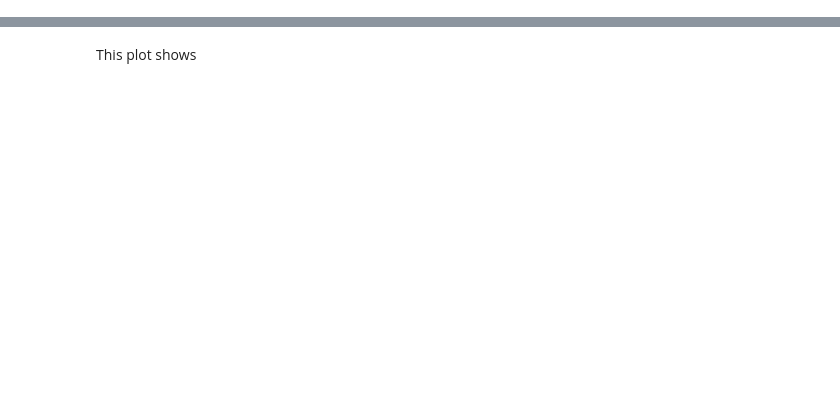
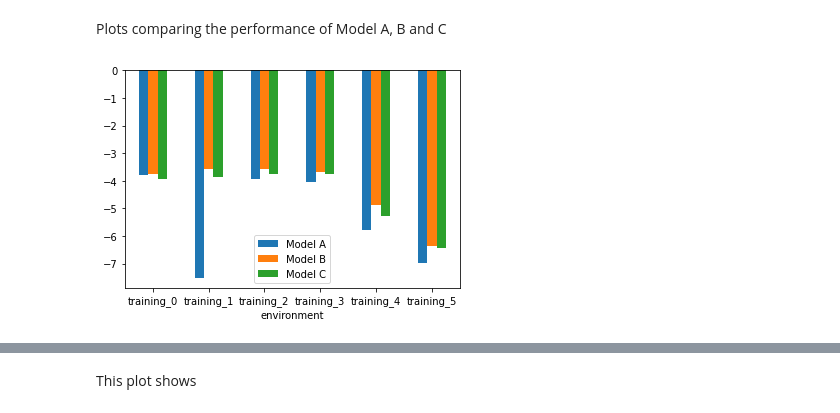
Before and after one commit to DankiLiu/DL4Robotics, a Jupyter notebook: Danki_Tobias/evaluation/plot_statistics.ipynb, the cells around one changed output, grey strips where cells are left out. Cells and saved outputs as stored; diff of their text form; code cells hidden in the pictures; blank space fills up the shorter version.

```diff
--- a/Danki_Tobias/evaluation/plot_statistics.ipynb
+++ b/Danki_Tobias/evaluation/plot_statistics.ipynb
@@ -36,0 +57,15 @@ all_rewards = read_all_rewards()
+# %% [markdown]
+Plots comparing the performance of Model A, B and C
+# %%
+data = all_rewards['position_and_velocity_deltas', 'multiple_envs']
+data.index = data.index.set_levels(['Model C', 'Model A', 'Model B'], level=0)
+data.index = data.index.set_names(['', 'environment'])
+data = data.sort_index()
+
+training_rewards = data.loc[:, training_names]
+training_rewards = training_rewards.swaplevel(i=0, j=1, )
+
+training_rewards.unstack().plot(kind='bar', rot=0)
+plt.savefig("../results/CompareModelsTraining.png")
+# %% [output]
+[figure, added]
```
Also changed, not shown: parts of 11 cells of this notebook, 9 other files.
